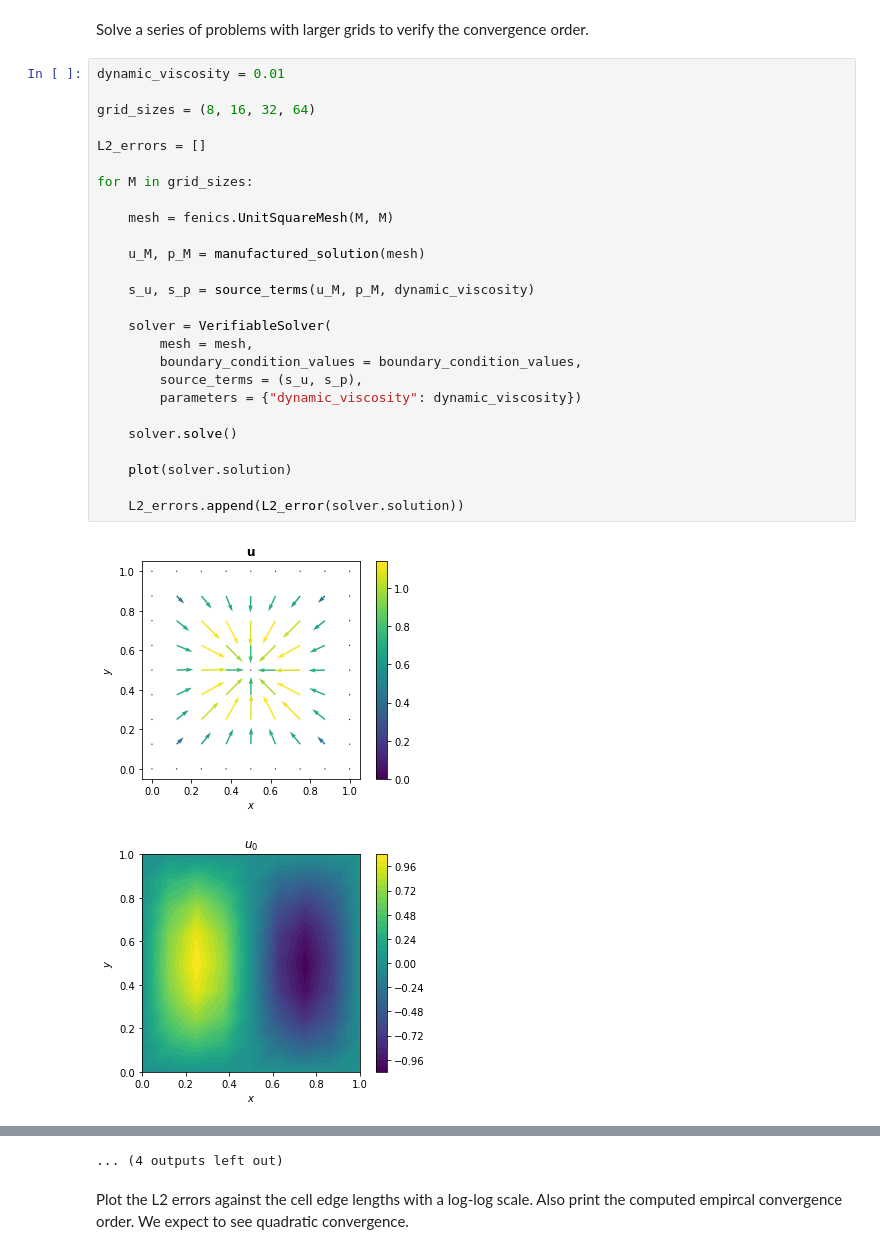
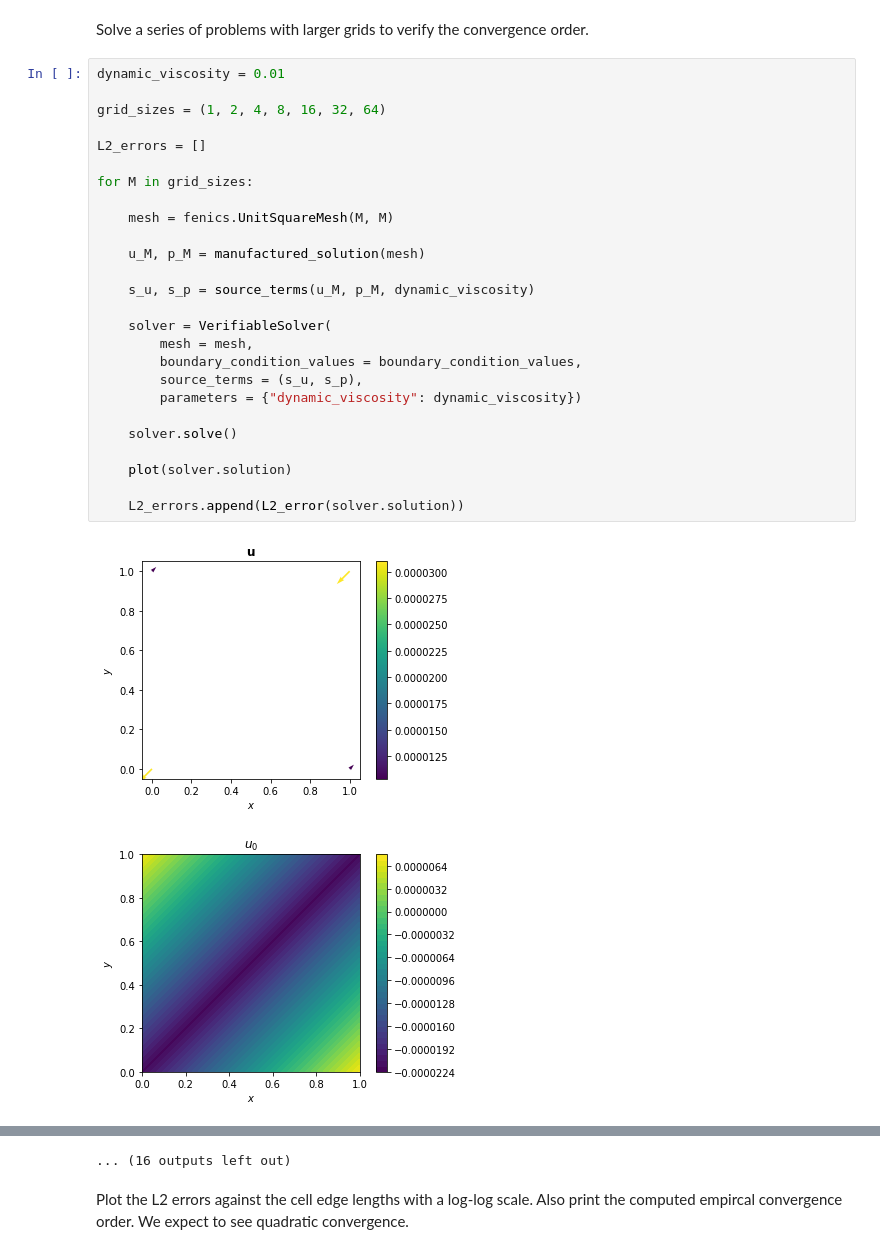
Before and after one commit to agzimmerman/fenics-tutorials, a Jupyter notebook: MMS Verify Navier-Stokes.ipynb, the cells around one changed output, grey strips where cells are left out. Drawn from its saved outputs; the diff is of its cells as text.

```diff
--- a/MMS Verify Navier-Stokes.ipynb
+++ b/MMS Verify Navier-Stokes.ipynb
@@ -275,29 +290,29 @@ Solve a series of problems with larger grids to verify the convergence order.
 # %%
 dynamic_viscosity = 0.01
 
-grid_sizes = (8, 16, 32, 64)
+grid_sizes = (1, 2, 4, 8, 16, 32, 64)
 
 L2_errors = []
 
 for M in grid_sizes:
 
     mesh = fenics.UnitSquareMesh(M, M)
 
     u_M, p_M = manufactured_solution(mesh)
 
     s_u, s_p = source_terms(u_M, p_M, dynamic_viscosity)
 
     solver = VerifiableSolver(
         mesh = mesh,
         boundary_condition_values = boundary_condition_values,
         source_terms = (s_u, s_p),
         parameters = {"dynamic_viscosity": dynamic_viscosity})
 
     solver.solve()
 
     plot(solver.solution)
 
     L2_errors.append(L2_error(solver.solution))
 # %% [output]
-[figure, old version]
+[figure, new version]
-[figure, old version]
+[figure, new version]
@@ -314,4 +329,4 @@ for M in grid_sizes:
-... (4 outputs left out)
+... (16 outputs left out)
 # %% [markdown]
 Plot the L2 errors against the cell edge lengths with a log-log scale. Also print the computed empircal convergence order. We expect to see quadratic convergence.
 # %%
```
Also changed, not shown: parts of 8 cells of this notebook.
